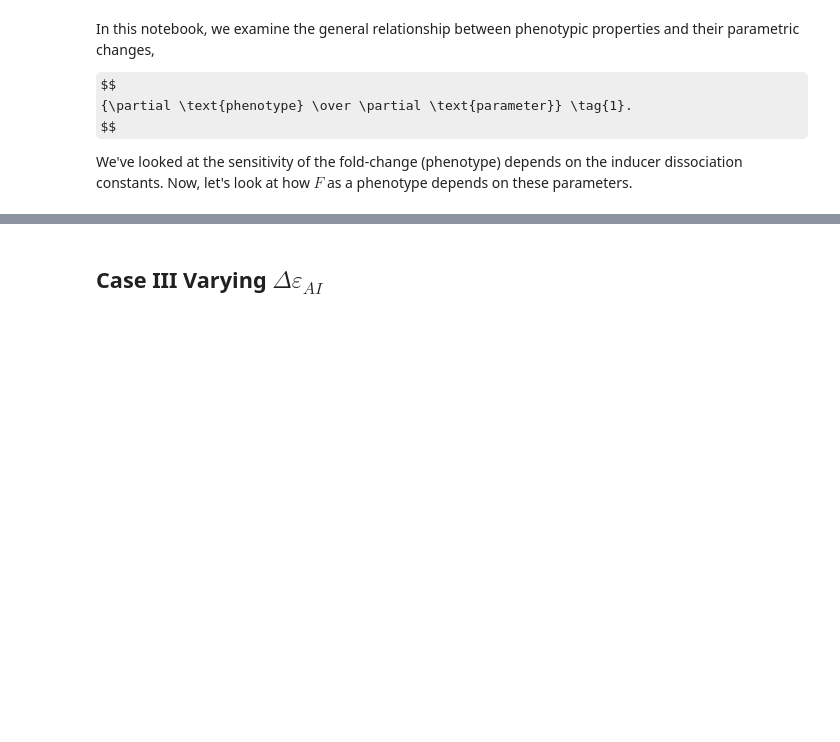
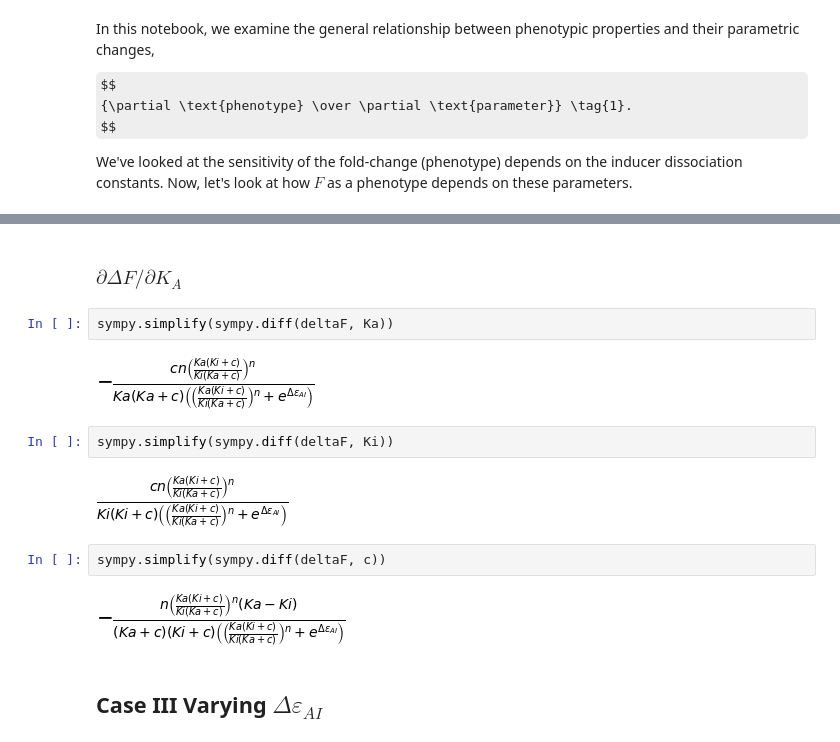
Before and after one commit to RPGroup-PBoC/mwc_mutants, a Jupyter notebook: code/sandbox/phenotypic_sensitivity.ipynb, the cells around one changed output, grey strips where cells are left out. Saved outputs shown, nothing was run; the diff lists cells and outputs as text; some formulas as TeX source; blank space fills up the shorter version.

```diff
--- a/code/sandbox/phenotypic_sensitivity.ipynb
+++ b/code/sandbox/phenotypic_sensitivity.ipynb
@@ -32,3 +53,17 @@ We've looked at the sensitivity of the fold-change (phenotype) depends on the in
+# %% [markdown]
+### $\partial \Delta F / \partial K_A$
+# %%
+sympy.simplify(sympy.diff(deltaF, Ka))
+# %% [output]
+[figure, added]
+# %%
+sympy.simplify(sympy.diff(deltaF, Ki))
+# %% [output]
+[figure, added]
+# %%
+sympy.simplify(sympy.diff(deltaF, c))
+# %% [output]
+[figure, added]
 # %% [markdown]
 ##  Case III Varying $\Delta\varepsilon_{AI}$
 # %%
```
Also changed, not shown: parts of 4 cells of this notebook.
